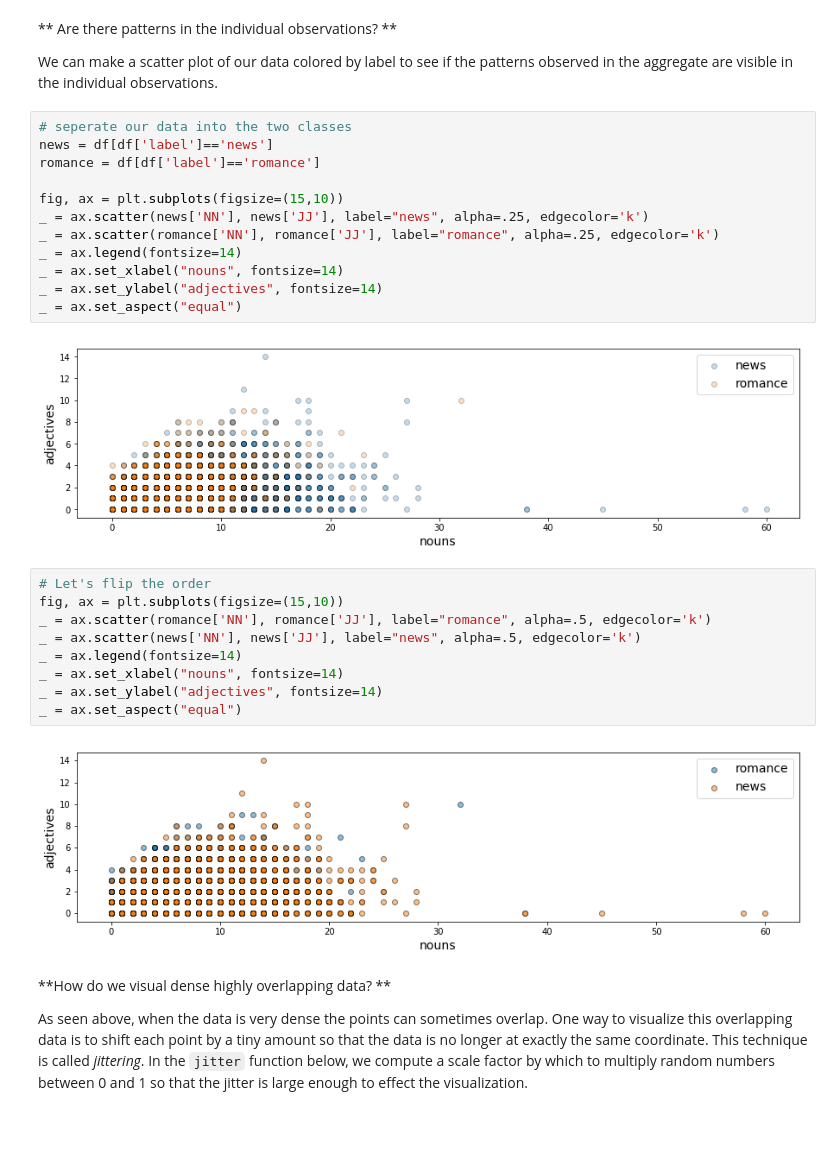
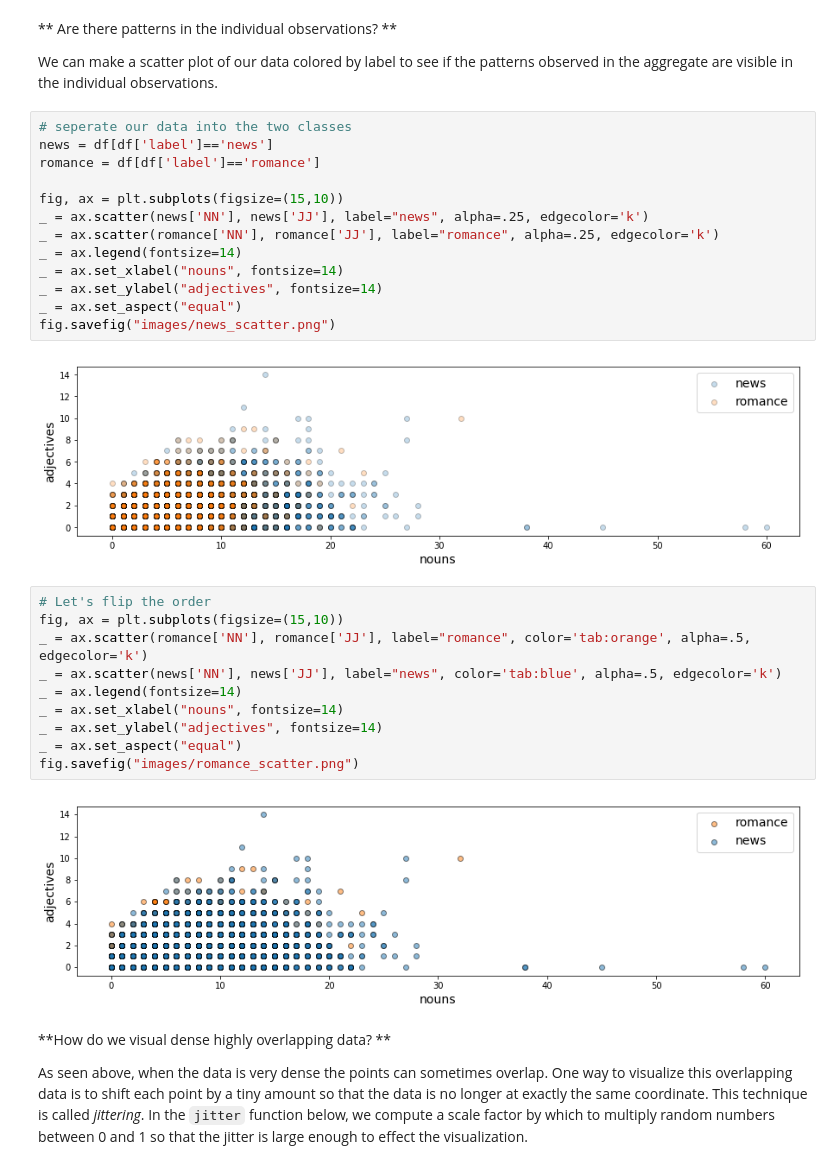
Before and after one commit to rachelrakov/Intro_to_Machine_Learning, a Jupyter notebook: intro_to_ml_with_python.ipynb, the cells around one changed output. Saved outputs shown, nothing was run; the diff lists cells and outputs as text; blank space fills up the shorter version.

```diff
--- a/intro_to_ml_with_python.ipynb
+++ b/intro_to_ml_with_python.ipynb
@@ -325,19 +328,21 @@ _ = ax.legend(fontsize=14)
 _ = ax.set_xlabel("nouns", fontsize=14)
 _ = ax.set_ylabel("adjectives", fontsize=14)
 _ = ax.set_aspect("equal")
+fig.savefig("images/news_scatter.png")
 # %% [output]
 [figure]
 # %%
 # Let's flip the order
 fig, ax = plt.subplots(figsize=(15,10))
-_ = ax.scatter(romance['NN'], romance['JJ'], label="romance", alpha=.5, edgecolor='k')
-_ = ax.scatter(news['NN'], news['JJ'], label="news", alpha=.5, edgecolor='k')
+_ = ax.scatter(romance['NN'], romance['JJ'], label="romance", color='tab:orange', alpha=.5, edgecolor='k')
+_ = ax.scatter(news['NN'], news['JJ'], label="news", color='tab:blue', alpha=.5, edgecolor='k')
 _ = ax.legend(fontsize=14)
 _ = ax.set_xlabel("nouns", fontsize=14)
 _ = ax.set_ylabel("adjectives", fontsize=14)
 _ = ax.set_aspect("equal")
+fig.savefig("images/romance_scatter.png")
 # %% [output]
-[figure, old version]
+[figure, new version]
 # %% [markdown]
 **How do we visual dense highly overlapping data? **
 
```
Also changed, not shown: parts of 4 cells of this notebook, 17 other files.
